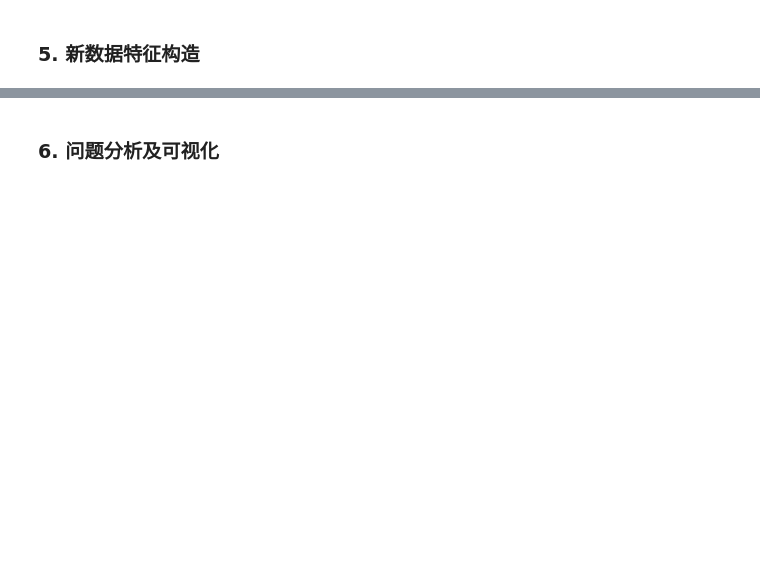
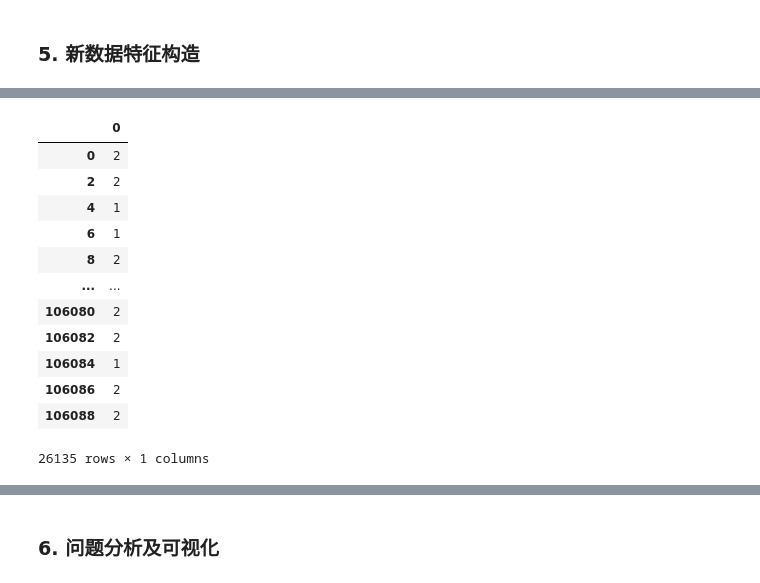
Before and after one commit to zimiao-dev/Python-Data-Analysis-Learning, a Jupyter notebook: 05_project_practice/Real Estate Market Insights and Valuation.ipynb, the cells around one changed output, grey strips where cells are left out. Drawn from its saved outputs; the diff is of its cells as text; code cells hidden in the pictures; blank space fills up the shorter version.

```diff
--- a/05_project_practice/Real Estate Market Insights and Valuation.ipynb
+++ b/05_project_practice/Real Estate Market Insights and Valuation.ipynb
@@ -178,0 +315,21 @@ memory usage: 2.4+ MB
+# %%
+# 客厅数量 living_room_count
+# display(df['rooms'].str.split('室').str[1].str.split('厅').str[0].astype(int))
+# df['living_room_count'] = df['rooms'].str.split('室').str[1].str.split('厅').str[0].astype(int)
+
+display(df['rooms'].str.extract(r'(\d+)厅').astype(int))
+df['living_room_count'] = df['rooms'].str.extract(r'(\d+)厅').astype(int)
+# %% [output]
+|  | 0 |
+| 0 | 2 |
+| 2 | 2 |
+| 4 | 1 |
+| 6 | 1 |
+| 8 | 2 |
+| ... | ... |
+| 106080 | 2 |
+| 106082 | 2 |
+| 106084 | 1 |
+| 106086 | 2 |
+| 106088 | 2 |
+26135 rows × 1 columns
```
Also changed, not shown: parts of 10 cells of this notebook.
